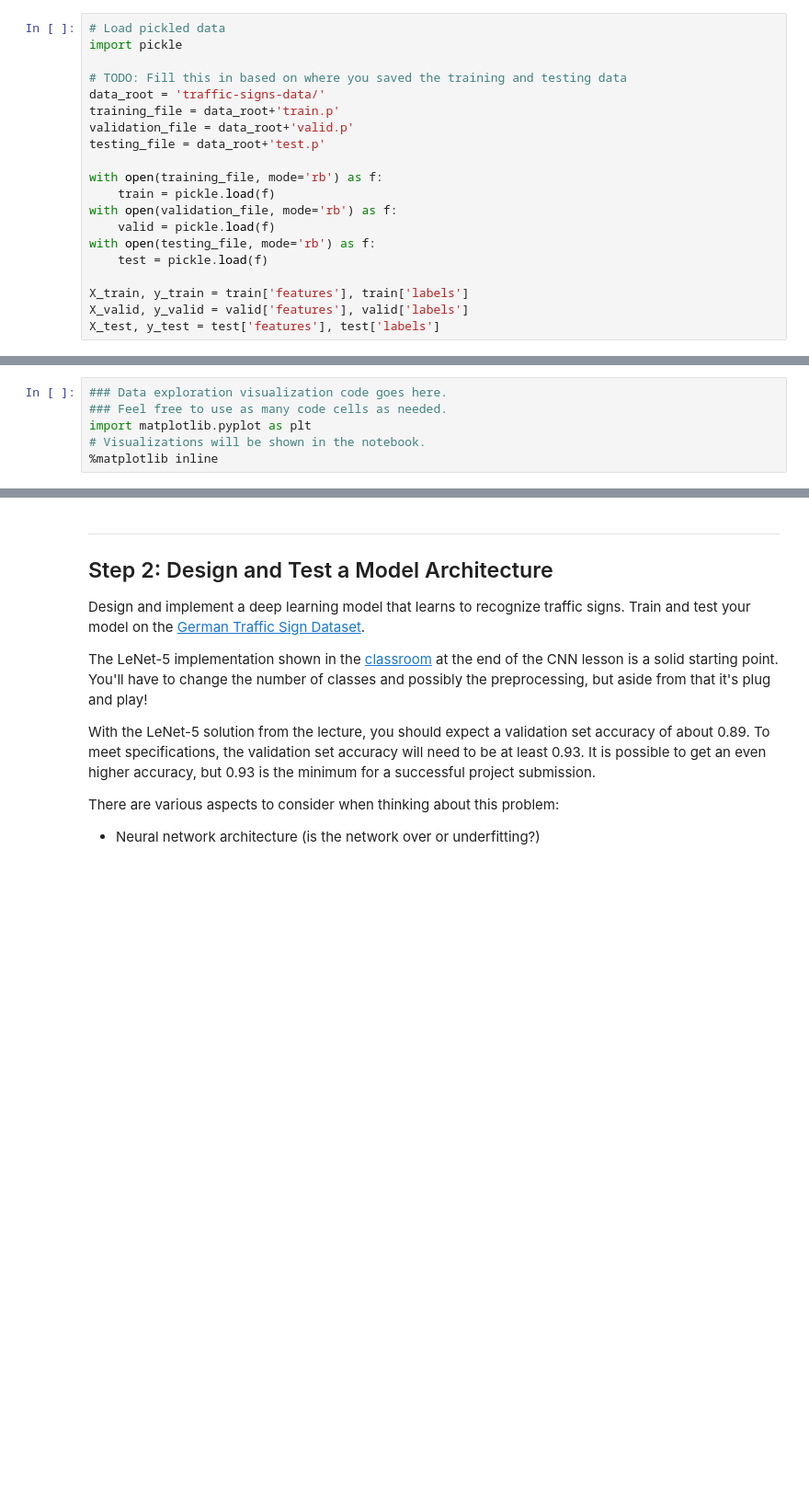
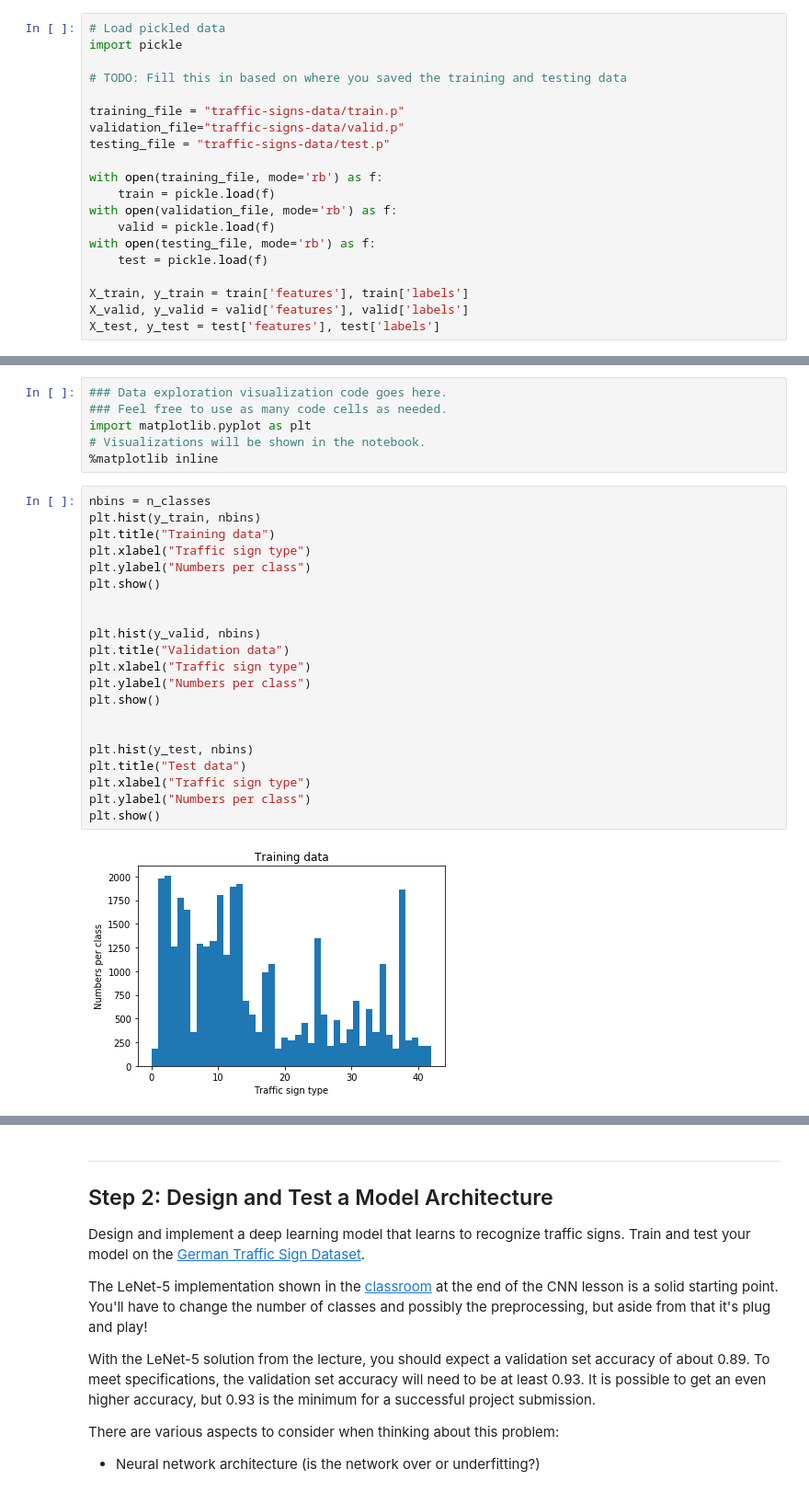
Before and after one commit to roy-wang-py/trafficSignClassifier, a Jupyter notebook: Traffic_Sign_Classifier.ipynb, the cells around one changed output, grey strips where cells are left out. Shown at 92% size. Saved outputs shown, nothing was run; the diff lists cells and outputs as text; blank space fills up the shorter version.

```diff
--- a/Traffic_Sign_Classifier.ipynb
+++ b/Traffic_Sign_Classifier.ipynb
@@ -24,10 +24,10 @@ The [rubric](https://review.udacity.com/#!/rubrics/481/view) contains "Stand Out
 import pickle
 
 # TODO: Fill this in based on where you saved the training and testing data
-data_root = 'traffic-signs-data/'
-training_file = data_root+'train.p'
-validation_file = data_root+'valid.p'
-testing_file = data_root+'test.p'
+
+training_file = "traffic-signs-data/train.p"
+validation_file="traffic-signs-data/valid.p"
+testing_file = "traffic-signs-data/test.p"
 
 with open(training_file, mode='rb') as f:
     train = pickle.load(f)
@@ -98,3 +98,26 @@ The [Matplotlib](http://matplotlib.org/) [examples](http://matplotlib.org/exampl
 import matplotlib.pyplot as plt
 # Visualizations will be shown in the notebook.
 %matplotlib inline
+# %%
+nbins = n_classes
+plt.hist(y_train, nbins)
+plt.title("Training data")
+plt.xlabel("Traffic sign type")
+plt.ylabel("Numbers per class")
+plt.show()
+
+
+plt.hist(y_valid, nbins)
+plt.title("Validation data")
+plt.xlabel("Traffic sign type")
+plt.ylabel("Numbers per class")
+plt.show()
+
+
+plt.hist(y_test, nbins)
+plt.title("Test data")
+plt.xlabel("Traffic sign type")
+plt.ylabel("Numbers per class")
+plt.show()
+# %% [output]
+[figure, added]
```
Also changed, not shown: parts of 40 cells of this notebook, 8 other files.
